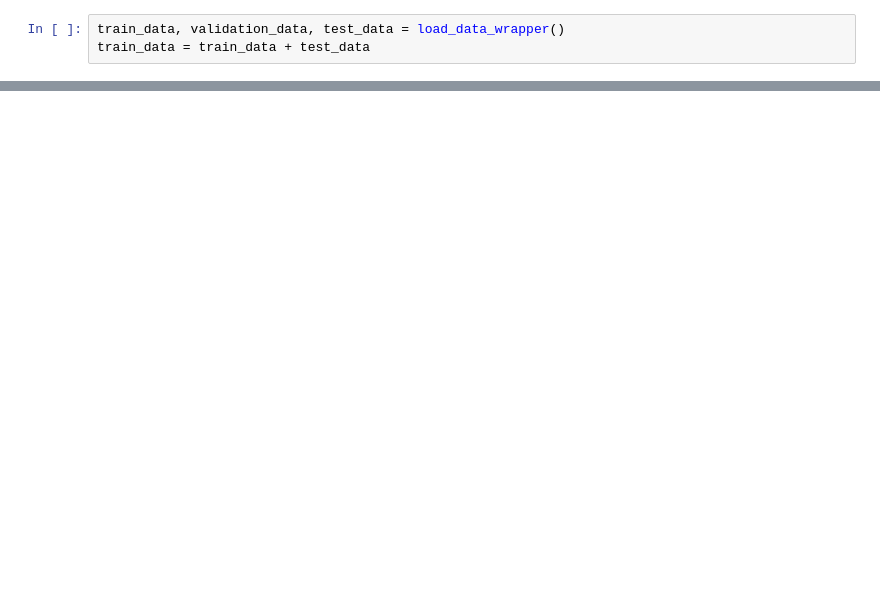
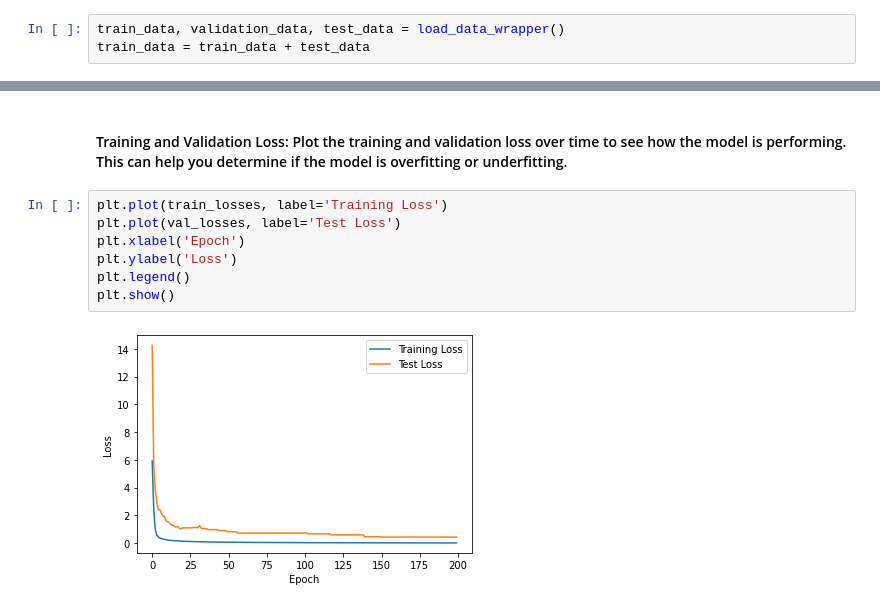
Before and after one commit to yvesemmanuel/machine_learning, a Jupyter notebook: MLP-implementation/net.ipynb, the cells around one changed output, grey strips where cells are left out. Cells and saved outputs as stored; diff of their text form; blank space fills up the shorter version.

```diff
--- a/MLP-implementation/net.ipynb
+++ b/MLP-implementation/net.ipynb
@@ -37,0 +100,11 @@ best_score = grid_search.best_score_
+# %% [markdown]
+#### Training and Validation Loss: Plot the training and validation loss over time to see how the model is performing. This can help you determine if the model is overfitting or underfitting.
+# %%
+plt.plot(train_losses, label='Training Loss')
+plt.plot(val_losses, label='Test Loss')
+plt.xlabel('Epoch')
+plt.ylabel('Loss')
+plt.legend()
+plt.show()
+# %% [output]
+[figure, added]
```
Also changed, not shown: parts of 23 cells of this notebook.
